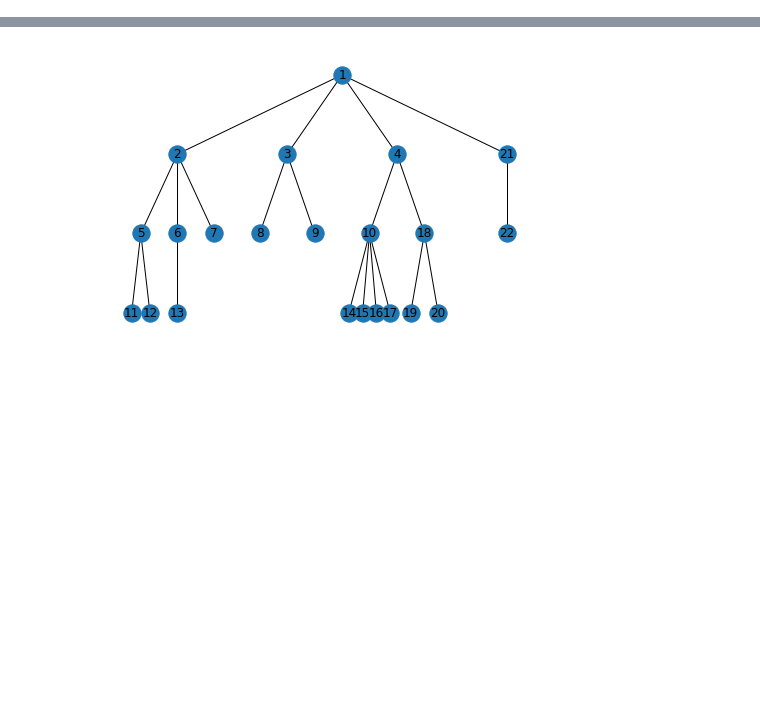
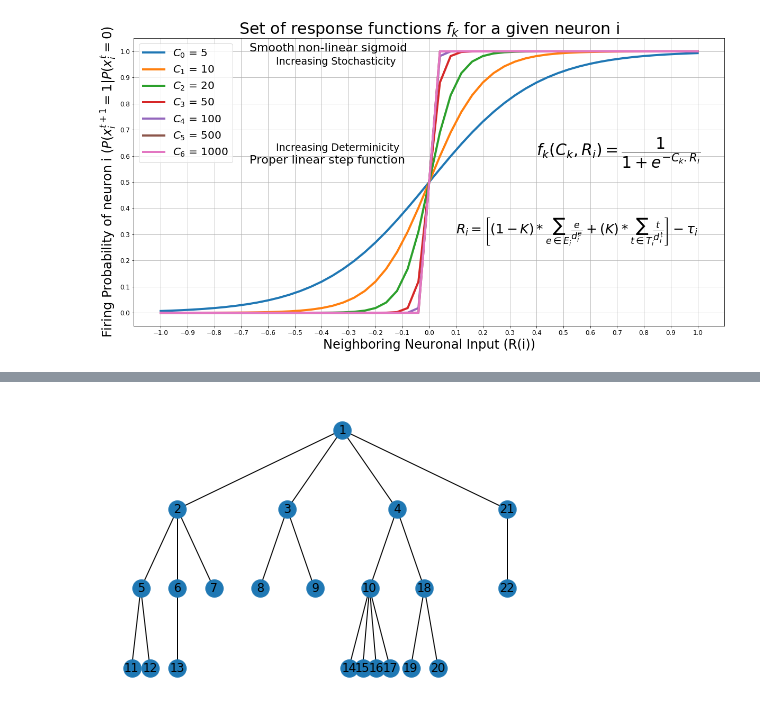
Before and after one commit to ulgenklc/Complex-Contagions, a Jupyter notebook: Excitations_python/Experiments/Model_figures.ipynb, the cells around one changed output, grey strips where cells are left out. Drawn from its saved outputs; the diff is of its cells as text; code cells hidden in the pictures; blank space fills up the shorter version.

```diff
--- a/Excitations_python/Experiments/Model_figures.ipynb
+++ b/Excitations_python/Experiments/Model_figures.ipynb
@@ -309,3 +309,38 @@ class geometric_network():
         persistence_life_times = oned_holes[:,1]-oned_holes[:,0]
         Delta = np.sort(persistence_life_times)[-1]-np.sort(persistence_life_times)[-2]
         return(Delta)
+# %%
+fig,ax = plt.subplots(1,1,figsize=(20,10))
+x = np.linspace(-1,1,51)
+x1 = np.linspace(-1,1,21)
+C = [5,10,20,50,100,500,1000]
+for i,c in enumerate(C):
+    y = 1/(1+np.exp(-c*(x)))
+    ax.plot(x,y, label = r'$C_{%d}$ = %d'%(i,c), linewidth = 4)
+ax.legend(fontsize = 20)
+ax.set_xticks([k for k in x1])
+ax.set_yticks([0.1*k for k in range(11)])
+ax.tick_params(axis = 'both', labelsize = 12)
+ax.set_xlabel('Neighboring Neuronal Input (R(i))', fontsize = 24)
+ax.set_ylabel(r'Firing Probability of neuron i $(P(x_{i}^{t+1}=1|P(x_{i}^{t}=0)$', fontsize = 24)
+ax.set_title(r'Set of response functions $f_{k}$ for a given neuron i', fontsize = 30)
+plt.text(-0.67,0.57,'Proper linear step function', fontsize = 22)
+plt.text(-0.67,1,'Smooth non-linear sigmoid', fontsize = 22)
+plt.text(-0.57,0.95,'Increasing Stochasticity', fontsize = 19)
+plt.text(-0.57,0.62,'Increasing Determinicity', fontsize = 19)
+plt.text(0.4,0.6,r'$f_{k}(C_{k},R_{i})= \dfrac{1}{1+e^{-C_{k}.R_{i}}}$',fontsize = 30)
+plt.text(0.1,0.3,r'$R_{i} = \left[(1-K)*\sum_{e \in E_{i}} \frac{e}{d_{i}^{e}} + (K)*\sum_{t \in T_{i}}\frac{t}{d_{i}^{t}}\right] - \tau_{i}$',fontsize = 25)
+
+
+ax.grid(True)
+
+
+
+
+#plt.text(-0.9,0.5,r'$S(k) = \dfrac{%s}{%s} - T(k)$'%('Number/of/Active/Neighbors', 'Total/Number/of/Neighbors'), fontsize = 20)
+#plt.text(-0.8,0.3,'T(k) = Threshold for neuron k', fontsize = 20)
+#plt.text(0.3,0.3,r'k fires if $\lambda < P(s)$ where $\lambda$ is a ', fontsize = 20)
+#plt.text(0.23,0.25,'uniformly generated random number', fontsize = 20)
+plt.savefig('/Users/bengieru/Neuronal_Cascades/Simplicial_Model/docs/source/response.jpg')
+# %% [output]
+[figure, added]
```
Also changed, not shown: parts of 13 cells of this notebook.
